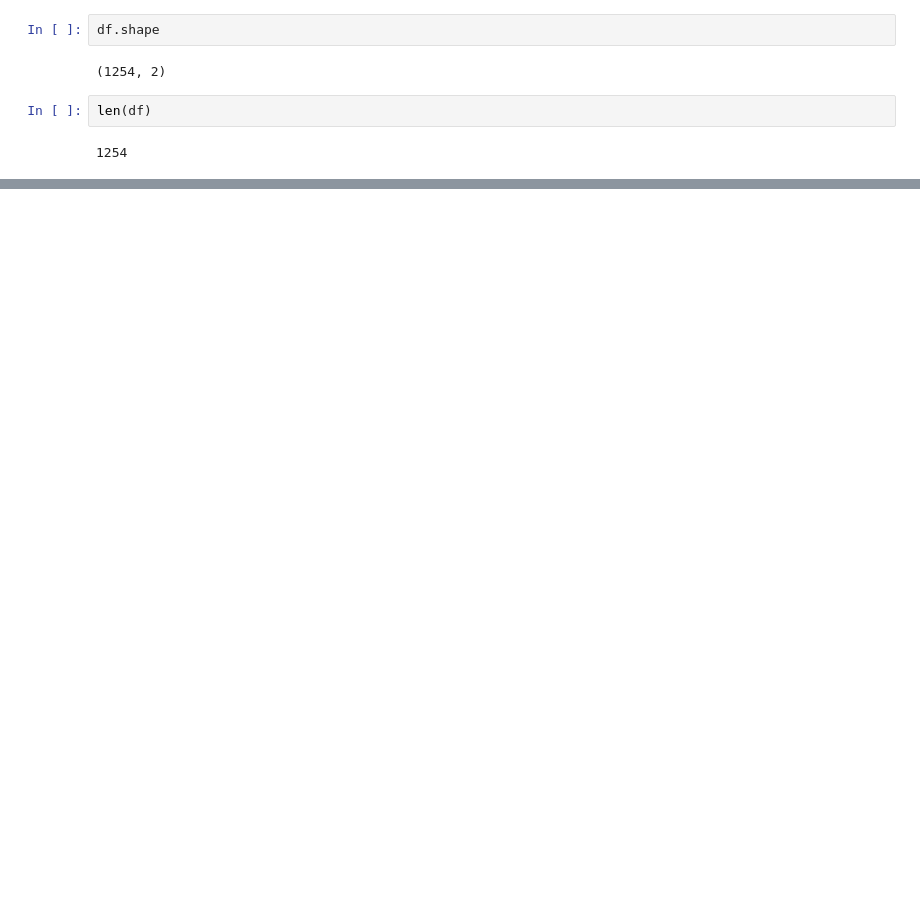
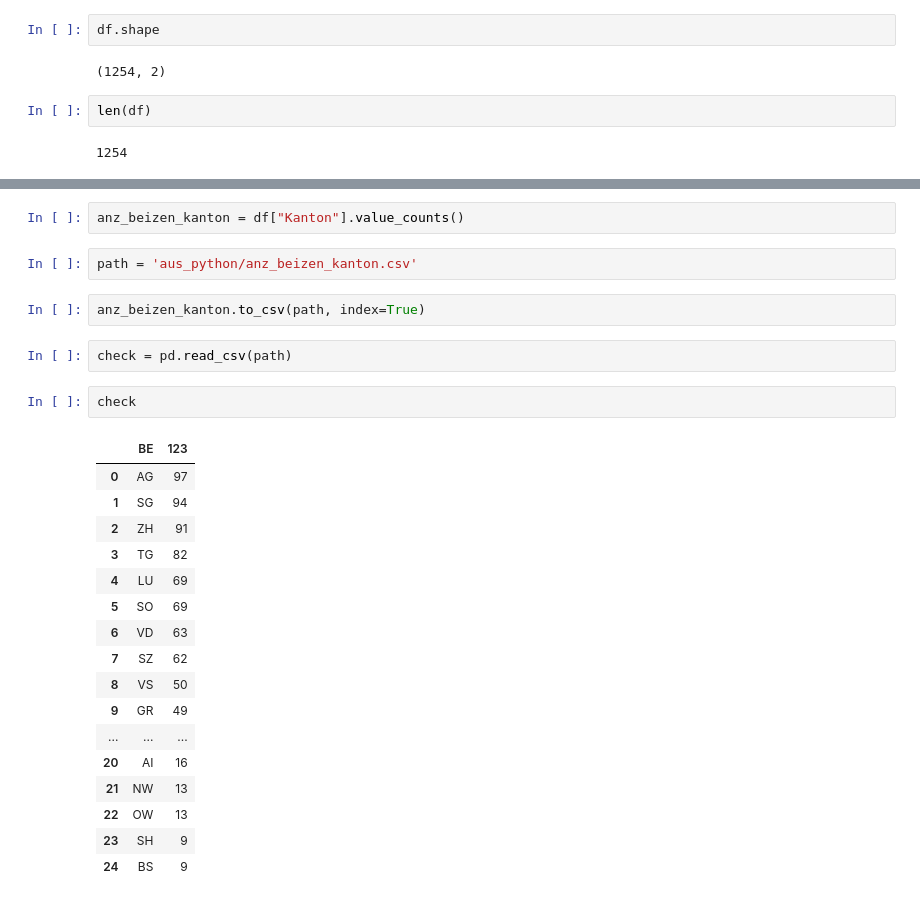
Before and after one commit to Priskawa/GITHUB_ME, a Jupyter notebook: Projekt1_Beizen/Ochsentour_Beizen_2.ipynb, the cells around one changed output, grey strips where cells are left out. Cells and saved outputs as stored; diff of their text form; blank space fills up the shorter version.

```diff
--- a/Projekt1_Beizen/Ochsentour_Beizen_2.ipynb
+++ b/Projekt1_Beizen/Ochsentour_Beizen_2.ipynb
@@ -207,0 +256,28 @@ df.describe()
+# %%
+anz_beizen_kanton = df["Kanton"].value_counts()
+# %%
+path = 'aus_python/anz_beizen_kanton.csv'
+# %%
+anz_beizen_kanton.to_csv(path, index=True)
+# %%
+check = pd.read_csv(path)
+# %%
+check
+# %% [output]
+|  | BE | 123 |
+| 0 | AG | 97 |
+| 1 | SG | 94 |
+| 2 | ZH | 91 |
+| 3 | TG | 82 |
+| 4 | LU | 69 |
+| 5 | SO | 69 |
+| 6 | VD | 63 |
+| 7 | SZ | 62 |
+| 8 | VS | 50 |
+| 9 | GR | 49 |
+| ... | ... | ... |
+| 20 | AI | 16 |
+| 21 | NW | 13 |
+| 22 | OW | 13 |
+| 23 | SH | 9 |
+| 24 | BS | 9 |
```
Also changed, not shown: parts of 12 cells of this notebook, 3 other files.
